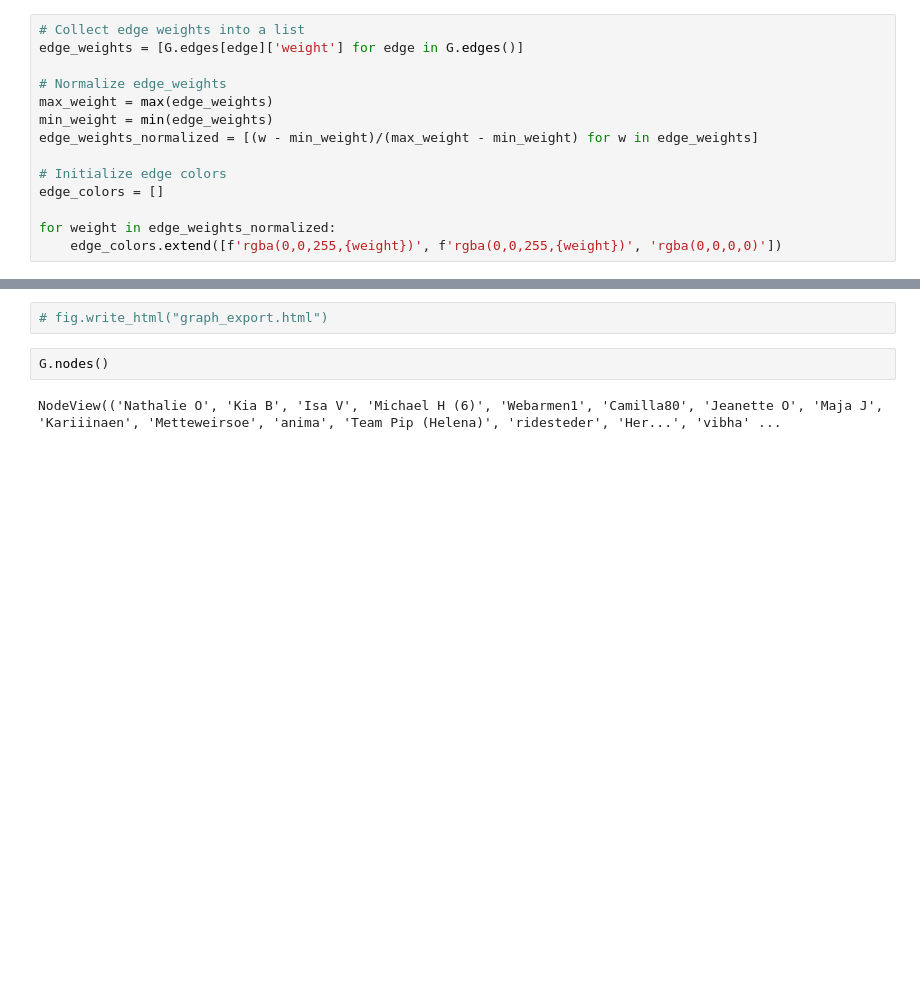
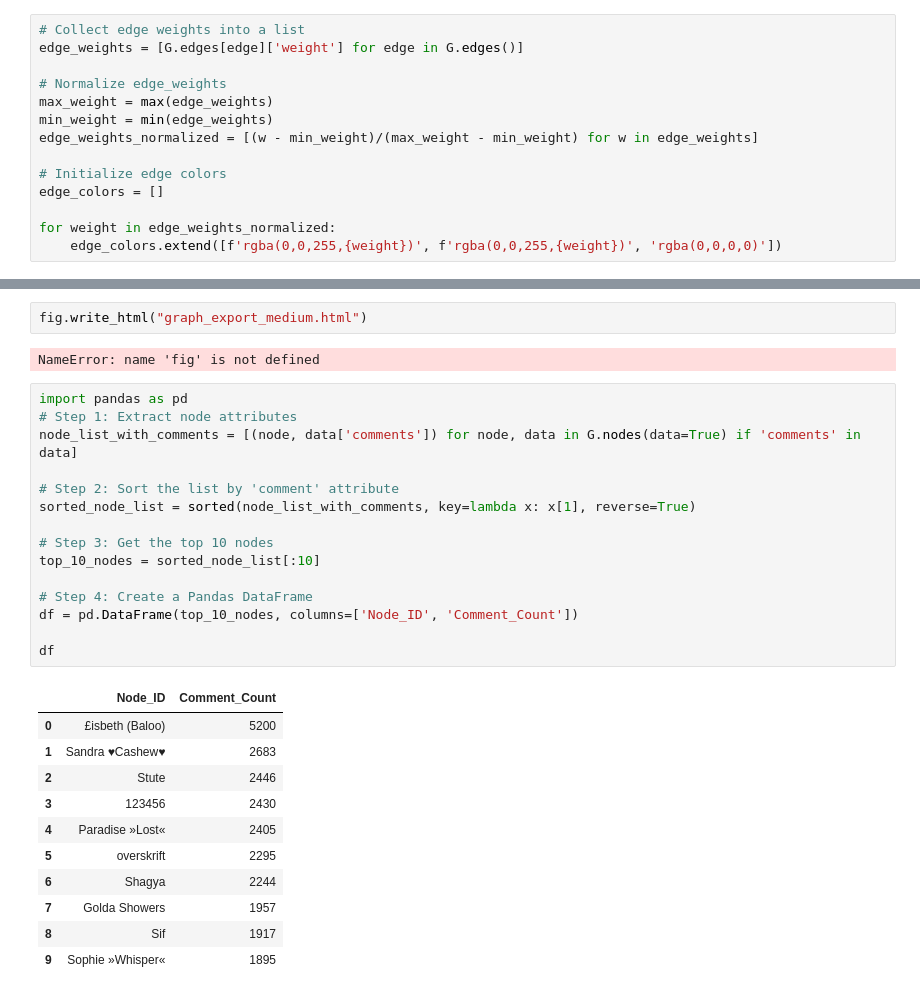
Before and after one commit to eskehaack/SGI_exam_project, a Jupyter notebook: scraper/sandbox.ipynb, the cells around one changed output, grey strips where cells are left out. Saved outputs shown, nothing was run; the diff lists cells and outputs as text; blank space fills up the shorter version.

```diff
--- a/scraper/sandbox.ipynb
+++ b/scraper/sandbox.ipynb
@@ -287,6 +319,31 @@ fig.show()
-# %%
-# fig.write_html("graph_export.html")
-# %%
-G.nodes()
-# %% [output]
-NodeView(('Nathalie O', 'Kia B', 'Isa V', 'Michael H (6)', 'Webarmen1', 'Camilla80', 'Jeanette O', 'Maja J', 'Kariiinaen', 'Metteweirsoe', 'anima', 'Team Pip (Helena)', 'ridesteder', 'Her...', 'vibha' ...
+# %%
+fig.write_html("graph_export_medium.html")
+# %% [output]
+NameError: name 'fig' is not defined
+# %%
+import pandas as pd
+# Step 1: Extract node attributes
+node_list_with_comments = [(node, data['comments']) for node, data in G.nodes(data=True) if 'comments' in data]
+
+# Step 2: Sort the list by 'comment' attribute
+sorted_node_list = sorted(node_list_with_comments, key=lambda x: x[1], reverse=True)
+
+# Step 3: Get the top 10 nodes
+top_10_nodes = sorted_node_list[:10]
+
+# Step 4: Create a Pandas DataFrame
+df = pd.DataFrame(top_10_nodes, columns=['Node_ID', 'Comment_Count'])
+
+df
+# %% [output]
+|  | Node_ID | Comment_Count |
+| 0 | £isbeth (Baloo) | 5200 |
+| 1 | Sandra ♥Cashew♥ | 2683 |
+| 2 | Stute | 2446 |
+| 3 | 123456 | 2430 |
+| 4 | Paradise »Lost« | 2405 |
+| 5 | overskrift | 2295 |
+| 6 | Shagya | 2244 |
+| 7 | Golda Showers | 1957 |
+| 8 | Sif | 1917 |
+| 9 | Sophie »Whisper« | 1895 |
```
Also changed, not shown: parts of 24 cells of this notebook.
